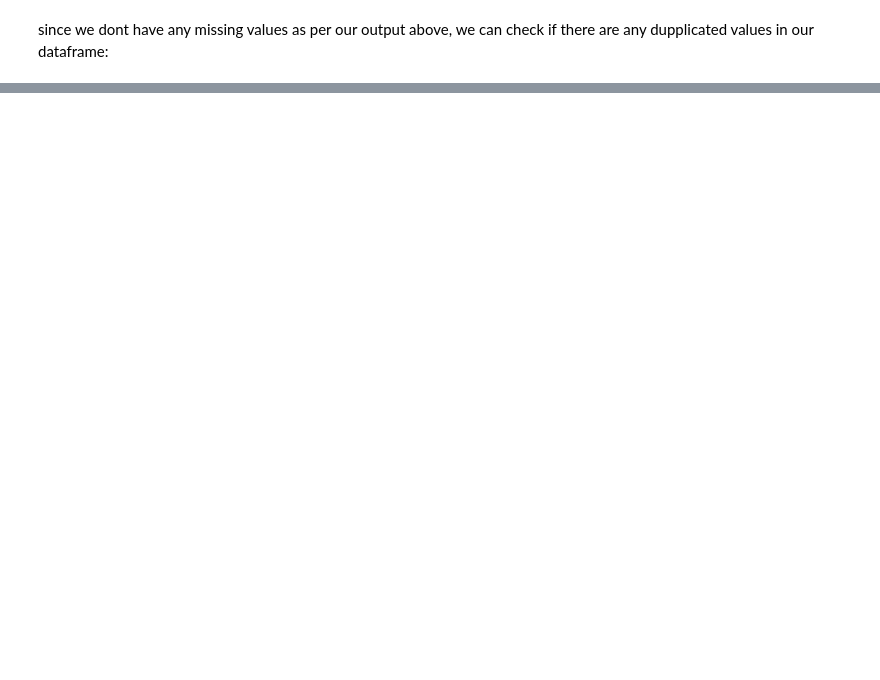
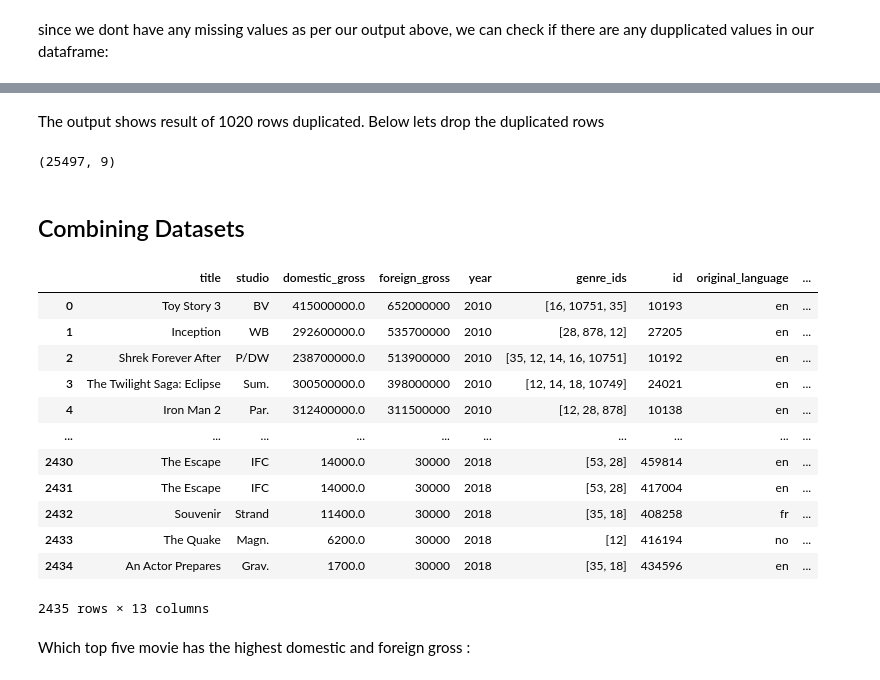
Before and after one commit to AgathaNyambati/Microsoft_studio_project, a Jupyter notebook: Microsoftstudio.ipynb, the cells around one changed output, grey strips where cells are left out. Saved outputs shown, nothing was run; the diff lists cells and outputs as text; code cells hidden in the pictures; blank space fills up the shorter version.

```diff
--- a/Microsoftstudio.ipynb
+++ b/Microsoftstudio.ipynb
@@ -241,0 +258,34 @@ since we dont have any missing values as per our output above, we can check if t
+# %% [markdown]
+The output shows result of 1020 rows duplicated. Below lets drop the duplicated rows
+# %%
+#dropping duplicated rows
+tmdb_movies = tmdb_movies.drop_duplicates()
+
+#display the new dimension showing the drpped rows
+tmdb_movies.shape
+# %% [output]
+(25497, 9)
+# %% [markdown]
+## Combining Datasets
+# %%
+#merging the bom_movies and tmdb dataset based on the movie titles
+merged_movies = pd.merge(bom_movies, tmdb_movies, left_on='title', right_on='title', how='inner')
+
+#show the merged dataset
+merged_movies
+# %% [output]
+|  | title | studio | domestic_gross | foreign_gross | year | genre_ids | id | original_language | ... |
+| 0 | Toy Story 3 | BV | 415000000.0 | 652000000 | 2010 | [16, 10751, 35] | 10193 | en | ... |
+| 1 | Inception | WB | 292600000.0 | 535700000 | 2010 | [28, 878, 12] | 27205 | en | ... |
+| 2 | Shrek Forever After | P/DW | 238700000.0 | 513900000 | 2010 | [35, 12, 14, 16, 10751] | 10192 | en | ... |
+| 3 | The Twilight Saga: Eclipse | Sum. | 300500000.0 | 398000000 | 2010 | [12, 14, 18, 10749] | 24021 | en | ... |
+| 4 | Iron Man 2 | Par. | 312400000.0 | 311500000 | 2010 | [12, 28, 878] | 10138 | en | ... |
+| ... | ... | ... | ... | ... | ... | ... | ... | ... | ... |
+| 2430 | The Escape | IFC | 14000.0 | 30000 | 2018 | [53, 28] | 459814 | en | ... |
+| 2431 | The Escape | IFC | 14000.0 | 30000 | 2018 | [53, 28] | 417004 | en | ... |
+| 2432 | Souvenir | Strand | 11400.0 | 30000 | 2018 | [35, 18] | 408258 | fr | ... |
+| 2433 | The Quake | Magn. | 6200.0 | 30000 | 2018 | [12] | 416194 | no | ... |
+| 2434 | An Actor Prepares | Grav. | 1700.0 | 30000 | 2018 | [35, 18] | 434596 | en | ... |
+2435 rows × 13 columns
+# %% [markdown]
+Which top five movie has the highest domestic  and foreign gross :
```
Also changed, not shown: parts of 5 cells of this notebook.
